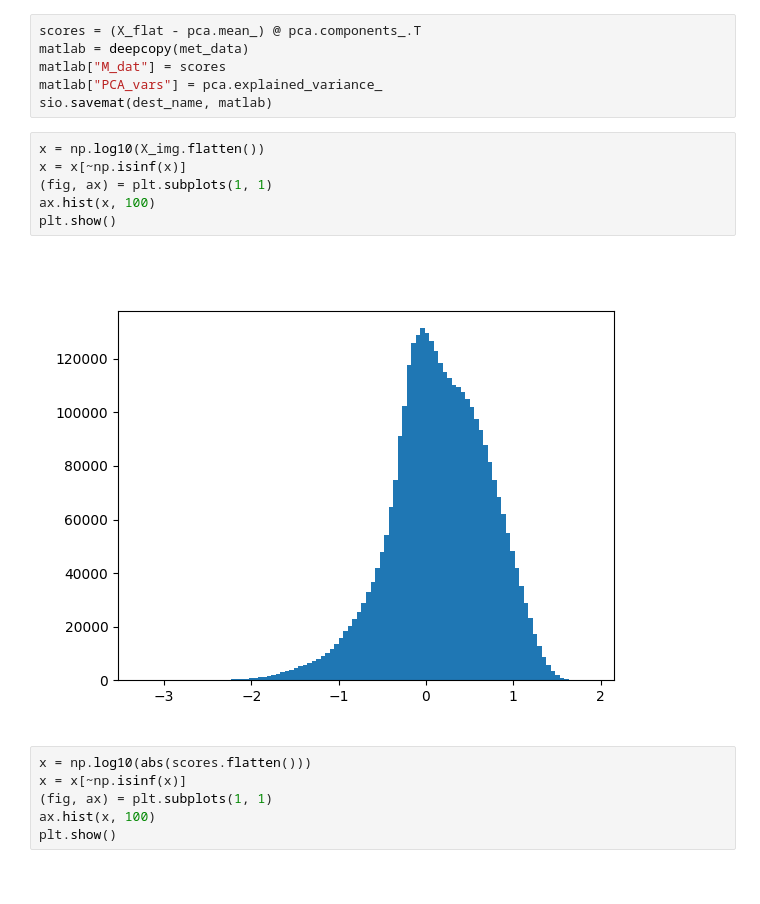
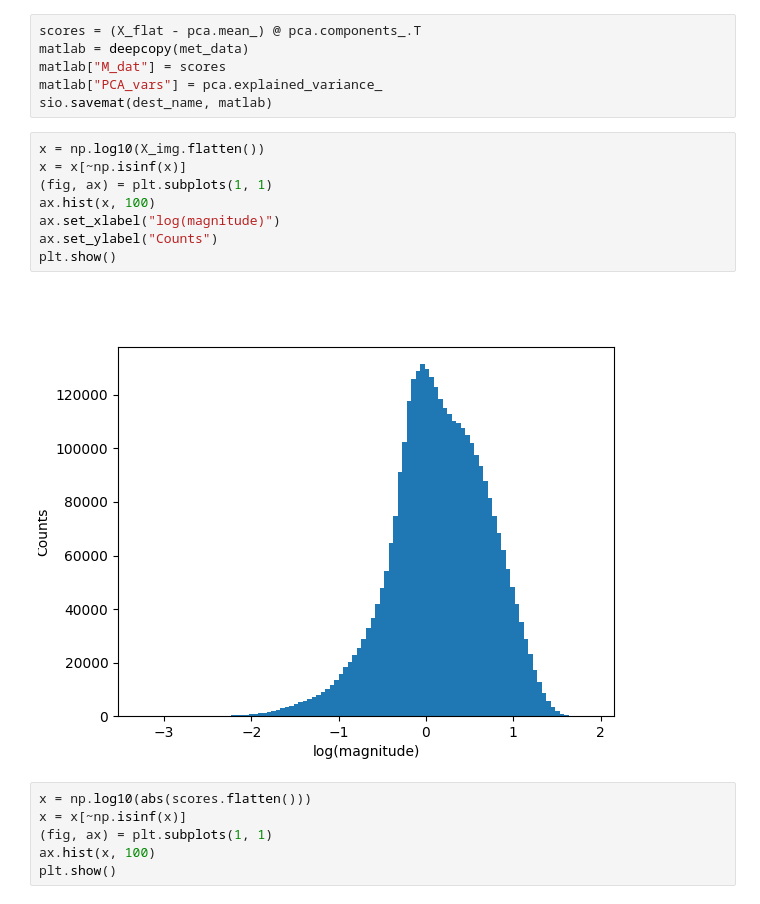
Before and after one commit to AllenInstitute/cplAE_MET, a Jupyter notebook: notebooks/Morphology_PCA.ipynb, the cells around one changed output. Drawn from its saved outputs; the diff is of its cells as text.

```diff
--- a/notebooks/Morphology_PCA.ipynb
+++ b/notebooks/Morphology_PCA.ipynb
@@ -75,11 +80,13 @@ sio.savemat(dest_name, matlab)
 # %%
 x = np.log10(X_img.flatten())
 x = x[~np.isinf(x)]
 (fig, ax) = plt.subplots(1, 1)
 ax.hist(x, 100)
+ax.set_xlabel("log(magnitude)")
+ax.set_ylabel("Counts")
 plt.show()
 # %% [output]
-[figure, old version]
+[figure, new version]
 # %%
 x = np.log10(abs(scores.flatten()))
 x = x[~np.isinf(x)]
```
Also changed, not shown: parts of 4 cells of this notebook, 3 other files.
